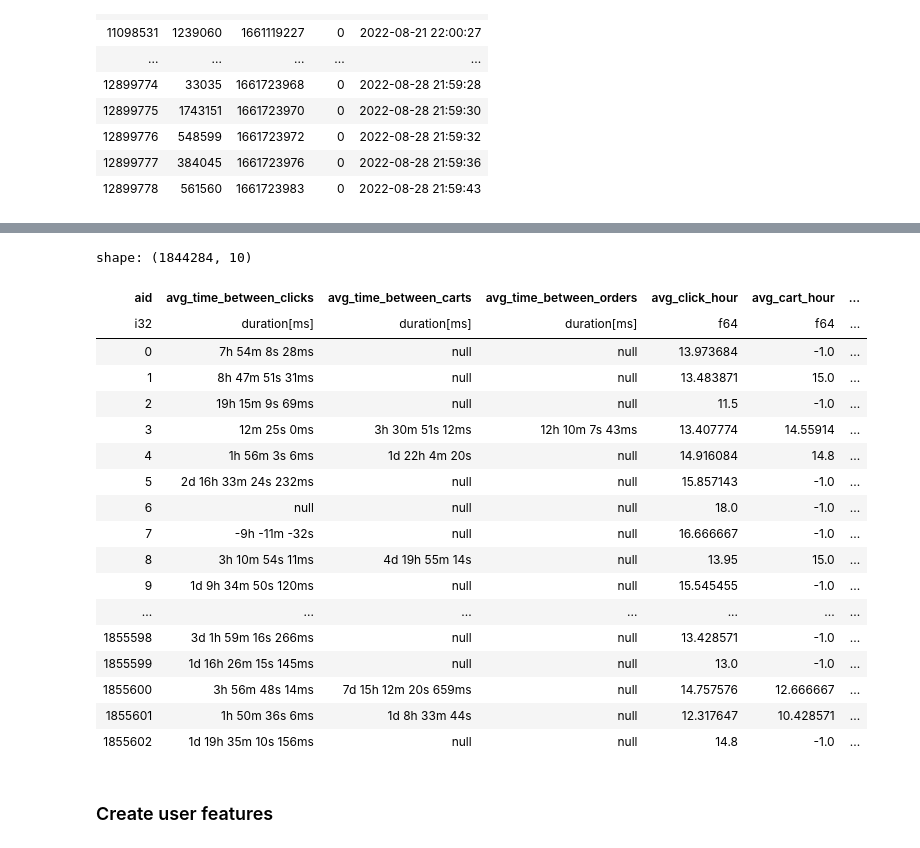
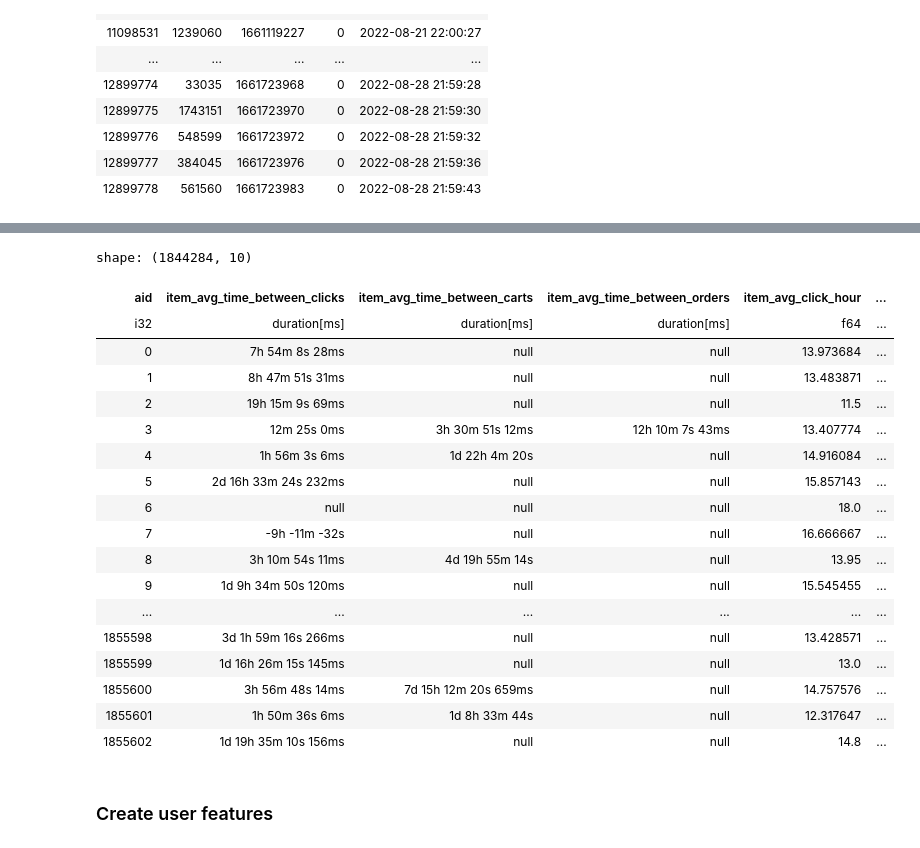
Before and after one commit to parthpankajtiwary/otto-recsys, a Jupyter notebook: notebooks/Otto-Recsys-Ranking-candidate-dataframe.ipynb, the cells around one changed output, grey strips where cells are left out. Cells and saved outputs as stored; diff of their text form; code cells hidden in the pictures.

```diff
--- a/notebooks/Otto-Recsys-Ranking-candidate-dataframe.ipynb
+++ b/notebooks/Otto-Recsys-Ranking-candidate-dataframe.ipynb
@@ -152,79 +152,79 @@ time_features = (
             .filter(pl.col("type") == 0)
             .diff()
             .mean()
-            .alias("avg_time_between_clicks"),
+            .alias("item_avg_time_between_clicks"),
             # average time between carts
             pl.col("datetime")
             .filter(pl.col("type") == 1)
             .diff()
             .mean()
-            .alias("avg_time_between_carts"),
+            .alias("item_avg_time_between_carts"),
             # average time between orders
             pl.col("datetime")
             .filter(pl.col("type") == 2)
             .diff()
             .mean()
-            .alias("avg_time_between_orders"),
+            .alias("item_avg_time_between_orders"),
             # average click hour
             pl.col("datetime")
             .filter(pl.col("type") == 0)
             .dt.hour()
             .mean()
-            .alias("avg_click_hour"),
+            .alias("item_avg_click_hour"),
             # average cart hour
             pl.col("datetime")
             .filter(pl.col("type") == 1)
             .dt.hour()
             .mean()
-            .alias("avg_cart_hour"),
+            .alias("item_avg_cart_hour"),
             # average order hour
             pl.col("datetime")
             .filter(pl.col("type") == 2)
             .dt.hour()
             .mean()
-            .alias("avg_order_hour"),
+            .alias("item_avg_order_hour"),
             # average click day of month
             pl.col("datetime")
             .filter(pl.col("type") == 0)
             .dt.day()
             .mean()
-            .alias("avg_click_day_of_month"),
+            .alias("item_avg_click_day_of_month"),
             # average cart day of month
             pl.col("datetime")
             .filter(pl.col("type") == 1)
             .dt.day()
             .mean()
-            .alias("avg_cart_day_of_month"),
+            .alias("item_avg_cart_day_of_month"),
             # average order day of month
             pl.col("datetime")
             .filter(pl.col("type") == 2)
             .dt.day()
             .mean()
-            .alias("avg_order_day_of_month"),
+            .alias("item_avg_order_day_of_month"),
         ]
     )
     .fill_null(-1)
     .sort("aid")
 )
 time_features
 # %% [output]
 shape: (1844284, 10)
-| aid | avg_time_between_clicks | avg_time_between_carts | avg_time_between_orders | avg_click_hour | avg_cart_hour | ... |
-| i32 | duration[ms] | duration[ms] | duration[ms] | f64 | f64 | ... |
-| 0 | 7h 54m 8s 28ms | null | null | 13.973684 | -1.0 | ... |
-| 1 | 8h 47m 51s 31ms | null | null | 13.483871 | 15.0 | ... |
-| 2 | 19h 15m 9s 69ms | null | null | 11.5 | -1.0 | ... |
-| 3 | 12m 25s 0ms | 3h 30m 51s 12ms | 12h 10m 7s 43ms | 13.407774 | 14.55914 | ... |
-| 4 | 1h 56m 3s 6ms | 1d 22h 4m 20s | null | 14.916084 | 14.8 | ... |
-| 5 | 2d 16h 33m 24s 232ms | null | null | 15.857143 | -1.0 | ... |
-| 6 | null | null | null | 18.0 | -1.0 | ... |
-| 7 | -9h -11m -32s | null | null | 16.666667 | -1.0 | ... |
-| 8 | 3h 10m 54s 11ms | 4d 19h 55m 14s | null | 13.95 | 15.0 | ... |
-| 9 | 1d 9h 34m 50s 120ms | null | null | 15.545455 | -1.0 | ... |
-| ... | ... | ... | ... | ... | ... | ... |
-| 1855598 | 3d 1h 59m 16s 266ms | null | null | 13.428571 | -1.0 | ... |
-| 1855599 | 1d 16h 26m 15s 145ms | null | null | 13.0 | -1.0 | ... |
-| 1855600 | 3h 56m 48s 14ms | 7d 15h 12m 20s 659ms | null | 14.757576 | 12.666667 | ... |
-| 1855601 | 1h 50m 36s 6ms | 1d 8h 33m 44s | null | 12.317647 | 10.428571 | ... |
-| 1855602 | 1d 19h 35m 10s 156ms | null | null | 14.8 | -1.0 | ... |
+| aid | item_avg_time_between_clicks | item_avg_time_between_carts | item_avg_time_between_orders | item_avg_click_hour | ... |
+| i32 | duration[ms] | duration[ms] | duration[ms] | f64 | ... |
+| 0 | 7h 54m 8s 28ms | null | null | 13.973684 | ... |
+| 1 | 8h 47m 51s 31ms | null | null | 13.483871 | ... |
+| 2 | 19h 15m 9s 69ms | null | null | 11.5 | ... |
+| 3 | 12m 25s 0ms | 3h 30m 51s 12ms | 12h 10m 7s 43ms | 13.407774 | ... |
+| 4 | 1h 56m 3s 6ms | 1d 22h 4m 20s | null | 14.916084 | ... |
+| 5 | 2d 16h 33m 24s 232ms | null | null | 15.857143 | ... |
+| 6 | null | null | null | 18.0 | ... |
+| 7 | -9h -11m -32s | null | null | 16.666667 | ... |
+| 8 | 3h 10m 54s 11ms | 4d 19h 55m 14s | null | 13.95 | ... |
+| 9 | 1d 9h 34m 50s 120ms | null | null | 15.545455 | ... |
+| ... | ... | ... | ... | ... | ... |
+| 1855598 | 3d 1h 59m 16s 266ms | null | null | 13.428571 | ... |
+| 1855599 | 1d 16h 26m 15s 145ms | null | null | 13.0 | ... |
+| 1855600 | 3h 56m 48s 14ms | 7d 15h 12m 20s 659ms | null | 14.757576 | ... |
+| 1855601 | 1h 50m 36s 6ms | 1d 8h 33m 44s | null | 12.317647 | ... |
+| 1855602 | 1d 19h 35m 10s 156ms | null | null | 14.8 | ... |
 # %%
```
Also changed, not shown: parts of 25 cells of this notebook.
